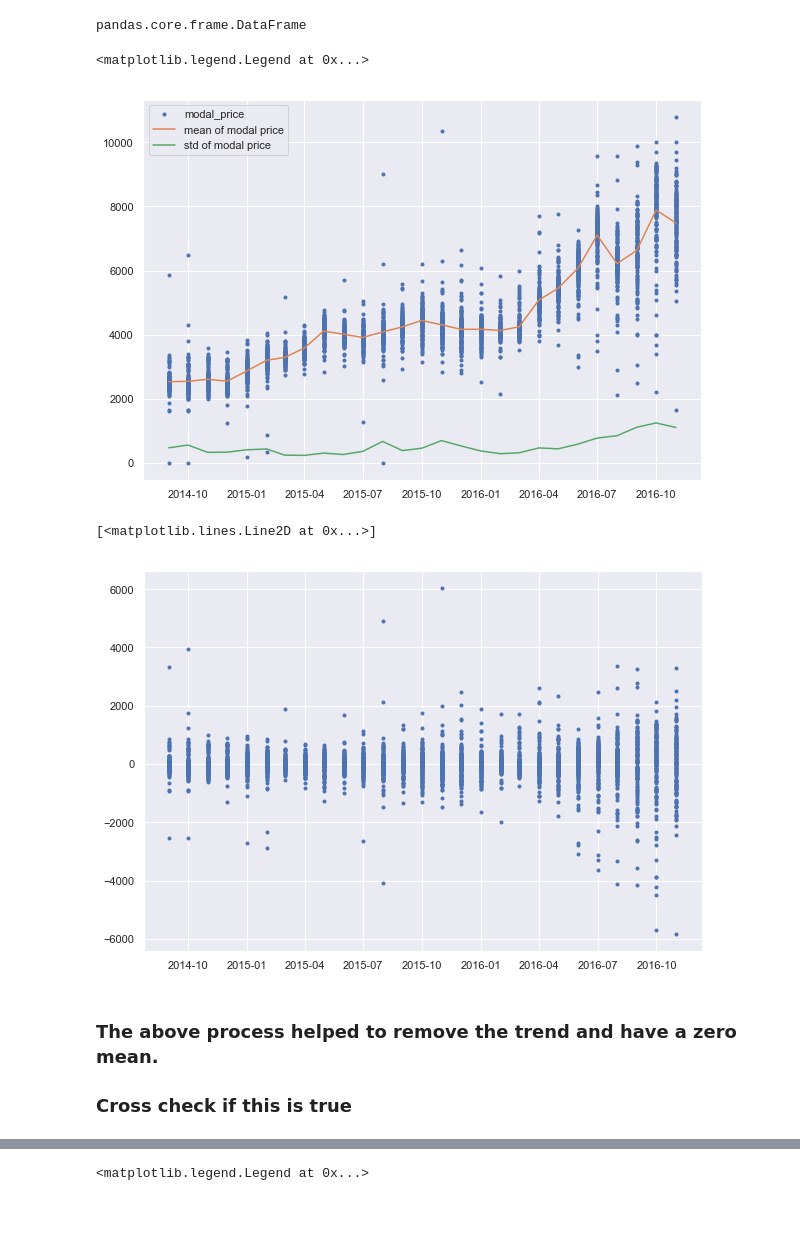
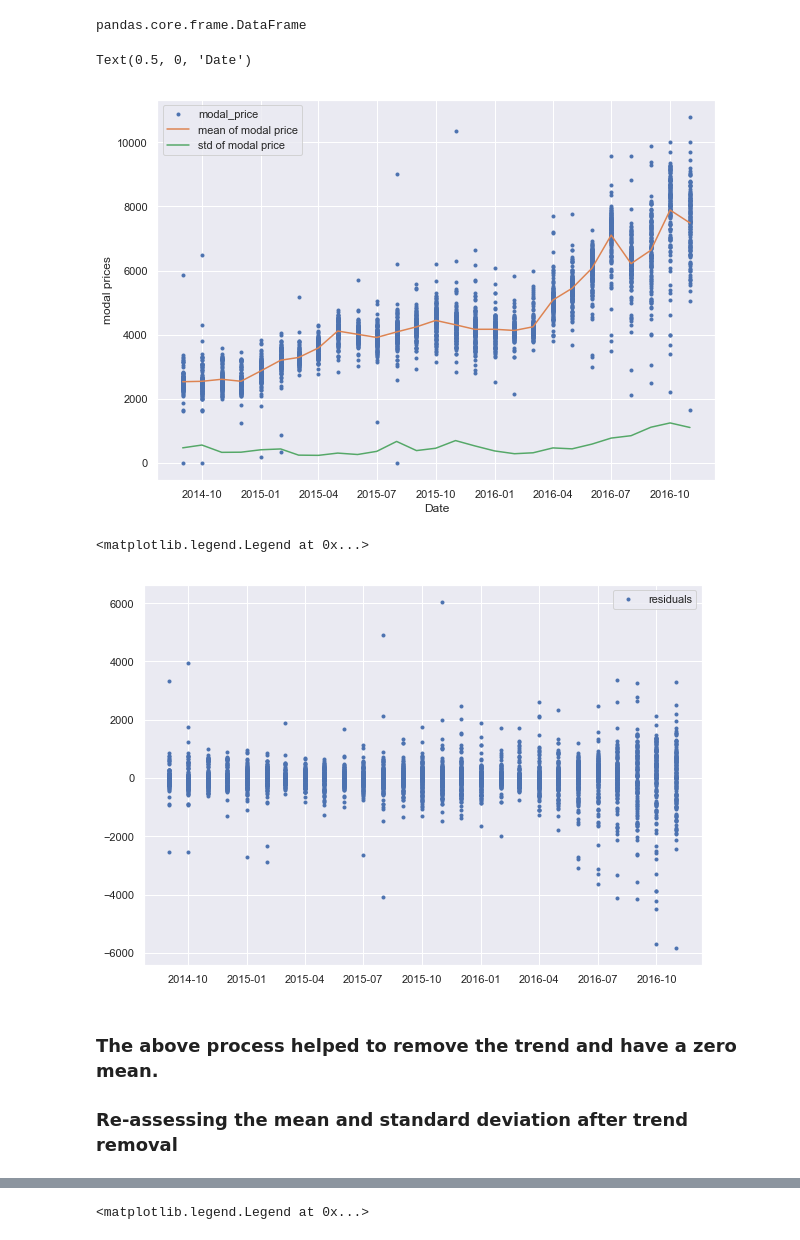
Before and after one commit to joshi-vipul/maharashtra_mandi, a Jupyter notebook: time_series_analysis_mandi.ipynb, the cells around one changed output, grey strips where cells are left out. Drawn from its saved outputs; the diff is of its cells as text; code cells hidden in the pictures; blank space fills up the shorter version.

```diff
--- a/time_series_analysis_mandi.ipynb
+++ b/time_series_analysis_mandi.ipynb
@@ -104,23 +101,26 @@ pandas.core.frame.DataFrame
 # %%
 plt.figure(figsize=(10,7))
 plt.plot(gram['date'],gram['modal_price'],'.')
 plt.plot(gram['date'],gram['Monthly Average'],'-')
 plt.plot(gram['date'],gram['Monthly Std'])
 plt.legend(['modal_price','mean of modal price','std of modal price'])
+plt.ylabel('modal prices')
+plt.xlabel('Date')
 # %% [output]
-<matplotlib.legend.Legend at 0x...>
+Text(0.5, 0, 'Date')
-[figure, old version]
+[figure, new version]
 # %%
 new_df['fluctuation'] = new_df['modal_price']-new_df['Monthly Average']
 # %%
 plt.figure(figsize=(10,7))
 plt.plot(new_df[new_df['Commodity']=='gram']['date'],new_df[new_df['Commodity']=='gram']['fluctuation'],'.')
+plt.legend(['residuals'])
 # %% [output]
-[<matplotlib.lines.Line2D at 0x...>]
+<matplotlib.legend.Legend at 0x...>
-[figure, old version]
+[figure, new version]
 # %% [markdown]
 ### The above process helped to remove the trend and have a zero mean.
-### Cross check if this is true
+### Re-assessing the mean and standard deviation after trend removal
 # %%
 fluctuation_mean = new_df.groupby(['date', 'Commodity'])['fluctuation'].mean().reset_index(name='Fluctuation_Mean')
 fluctuation_std = new_df.groupby(['date', 'Commodity'])['fluctuation'].std().reset_index(name='Fluctuation_Std')
```
Also changed, not shown: parts of 26 cells of this notebook.
